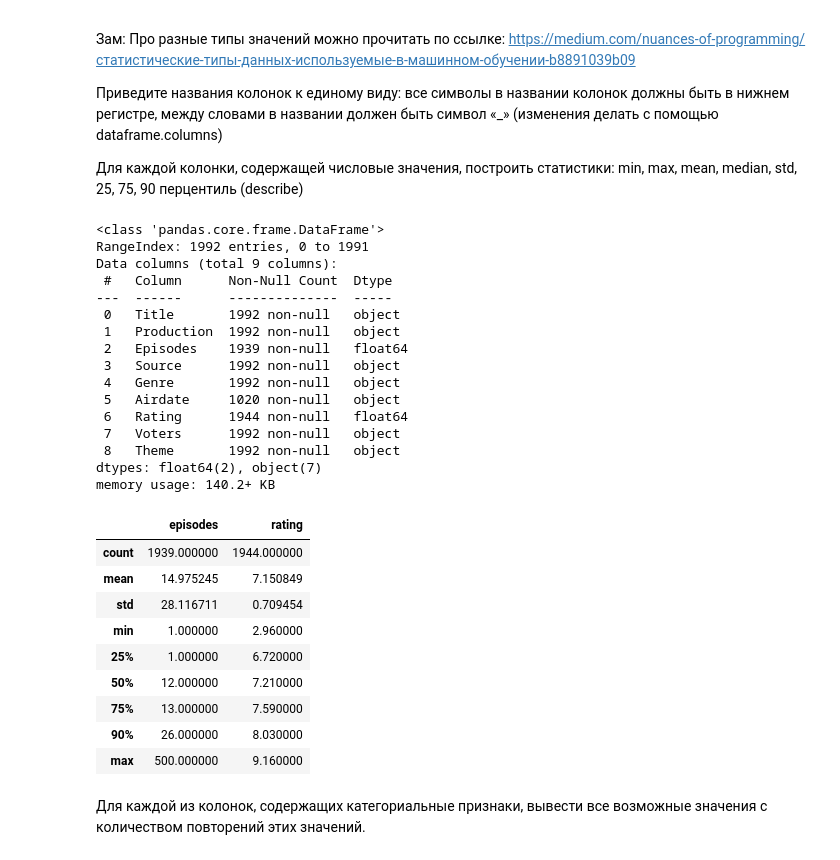
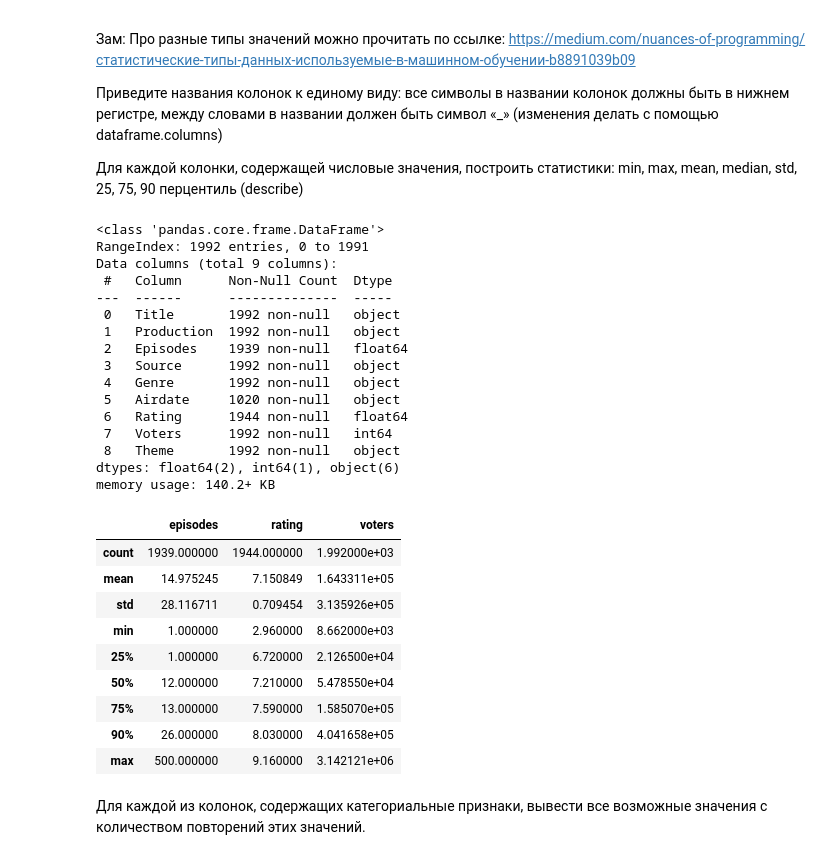
Before and after one commit to Lisacreate/exercise, a Jupyter notebook: Пакеты.ipynb, the cells around one changed output. Cells and saved outputs as stored; diff of their text form; code cells hidden in the pictures.

```diff
--- a/Пакеты.ipynb
+++ b/Пакеты.ipynb
@@ -258,39 +263,39 @@ print("Вывести первые 10 строк", b[0:10])
 
 Для каждой колонки, содержащей числовые значения, построить статистики: min, max, mean, median, std, 25, 75, 90 перцентиль (describe)
 # %%
-b['voters'] = b['voters'].apply(lambda x: x.replace(',', ''))
-b['voters'] = pd.to_numeric(b['voters'])
+b['Voters'] = b['Voters'].apply(lambda x: x.replace(',', ''))
+b['Voters'] = pd.to_numeric(b['Voters'])
 b.info()
 b.columns = [col.lower() for col in b.columns]
 c = b.select_dtypes(include= np.number)
 c.describe(percentiles=[.25, .75, .9])
 # %% [output]
 <class 'pandas.core.frame.DataFrame'>
 RangeIndex: 1992 entries, 0 to 1991
 Data columns (total 9 columns):
  #   Column      Non-Null Count  Dtype
 ---  ------      --------------  -----
  0   Title       1992 non-null   object
  1   Production  1992 non-null   object
  2   Episodes    1939 non-null   float64
  3   Source      1992 non-null   object
  4   Genre       1992 non-null   object
  5   Airdate     1020 non-null   object
  6   Rating      1944 non-null   float64
- 7   Voters      1992 non-null   object
+ 7   Voters      1992 non-null   int64
  8   Theme       1992 non-null   object
-dtypes: float64(2), object(7)
+dtypes: float64(2), int64(1), object(6)
 memory usage: 140.2+ KB
-|  | episodes | rating |
-| count | 1939.000000 | 1944.000000 |
-| mean | 14.975245 | 7.150849 |
-| std | 28.116711 | 0.709454 |
-| min | 1.000000 | 2.960000 |
-| 25% | 1.000000 | 6.720000 |
-| 50% | 12.000000 | 7.210000 |
-| 75% | 13.000000 | 7.590000 |
-| 90% | 26.000000 | 8.030000 |
-| max | 500.000000 | 9.160000 |
+|  | episodes | rating | voters |
+| count | 1939.000000 | 1944.000000 | 1.992000e+03 |
+| mean | 14.975245 | 7.150849 | 1.643311e+05 |
+| std | 28.116711 | 0.709454 | 3.135926e+05 |
+| min | 1.000000 | 2.960000 | 8.662000e+03 |
+| 25% | 1.000000 | 6.720000 | 2.126500e+04 |
+| 50% | 12.000000 | 7.210000 | 5.478550e+04 |
+| 75% | 13.000000 | 7.590000 | 1.585070e+05 |
+| 90% | 26.000000 | 8.030000 | 4.041658e+05 |
+| max | 500.000000 | 9.160000 | 3.142121e+06 |
 # %% [markdown]
 Для каждой из колонок, содержащих категориальные признаки, вывести все возможные значения с количеством повторений этих значений.
 # %%
```
Also changed, not shown: parts of 16 cells of this notebook.
